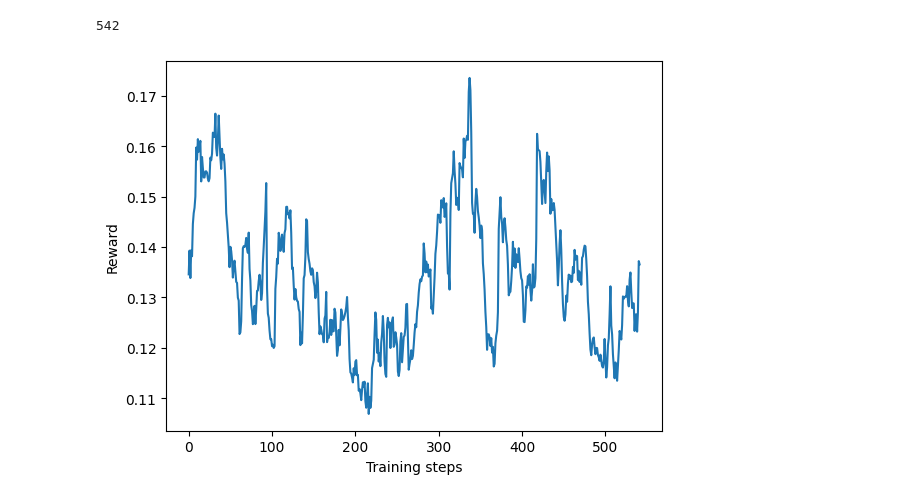
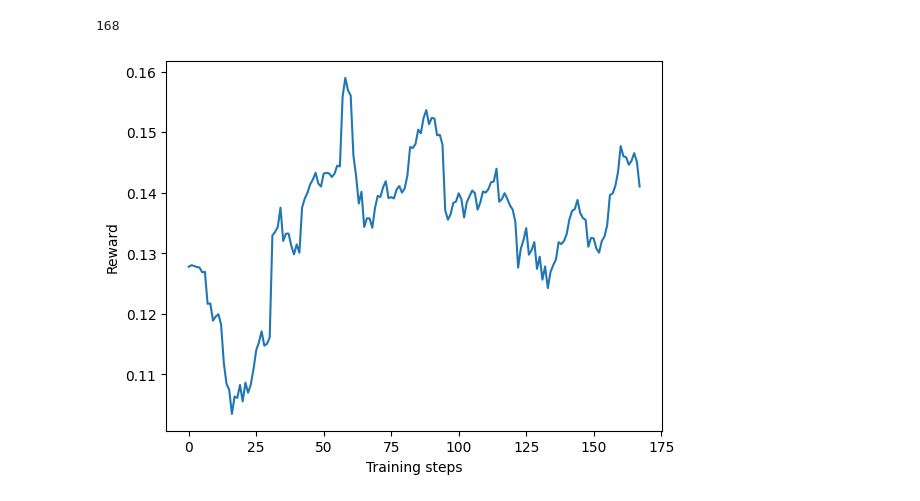
Before and after one commit to will0010077/Reinforced-Retrieval, a Jupyter notebook: show.ipynb, the cells around one changed output. Cells and saved outputs as stored; diff of their text form; code cells hidden in the pictures.

Commit message:
rewrite reward->diff of reward

```diff
--- a/show.ipynb
+++ b/show.ipynb
@@ -8,24 +8,24 @@ import matplotlib.pyplot as plt
 import numpy as np
 # %%
 
-with open("reward_number.log", "r") as f:
+with open("reward_number_0.log", "r") as f:
     r = f.readlines()
-r = [float(i) for i in r][:]
+r = [float(i) for i in r][25800:]
 print(len(r))
 moving_avg = []
-ma = np.mean(r[:500])
-ratio=1-20/len(r)
+ma = np.mean(r[:150])
+ratio=1-10/len(r)
 for x in r:
     ma = ratio * ma + (1-ratio) * x
     moving_avg.append(ma)
 
 plt.ylabel("Reward")
 plt.xlabel("Training steps")
 plt.plot(moving_avg)
 plt.show()
 # %% [output]
-542
+168
-[figure, old version]
+[figure, new version]
 # %%
 returns = torch.load("save/return.pt")
 value = torch.load("save/value.pt")
```
Also changed, not shown: parts of 9 cells of this notebook, 11 other files.
